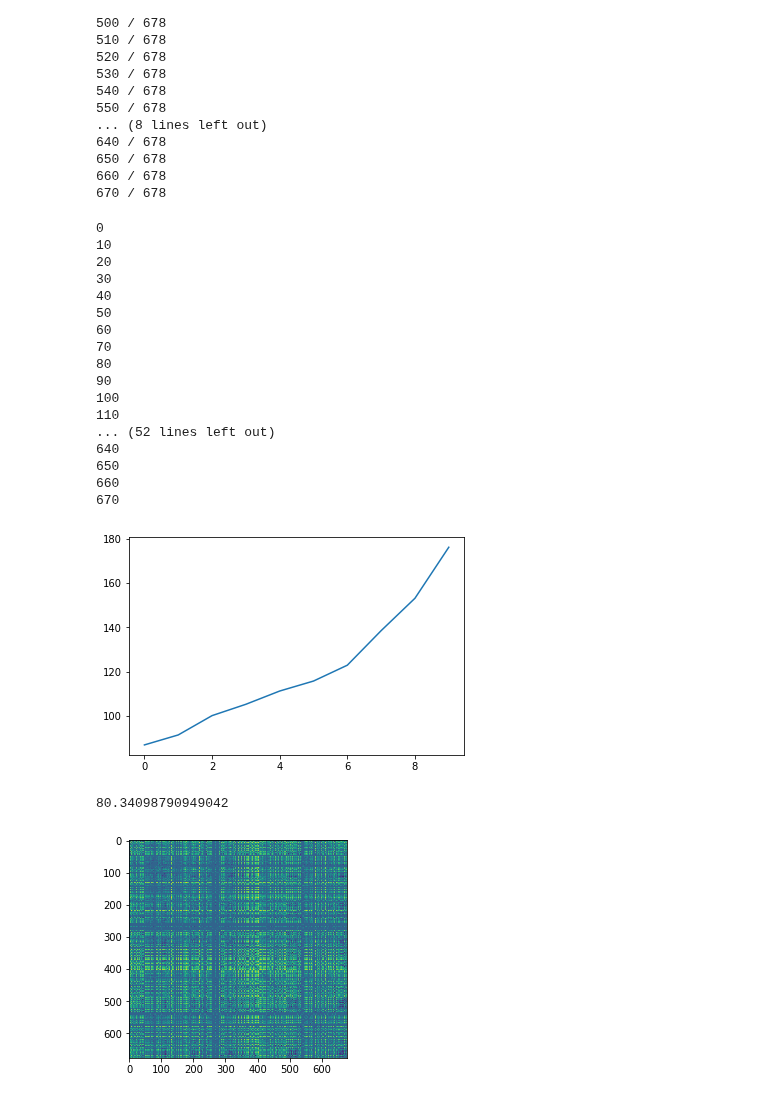
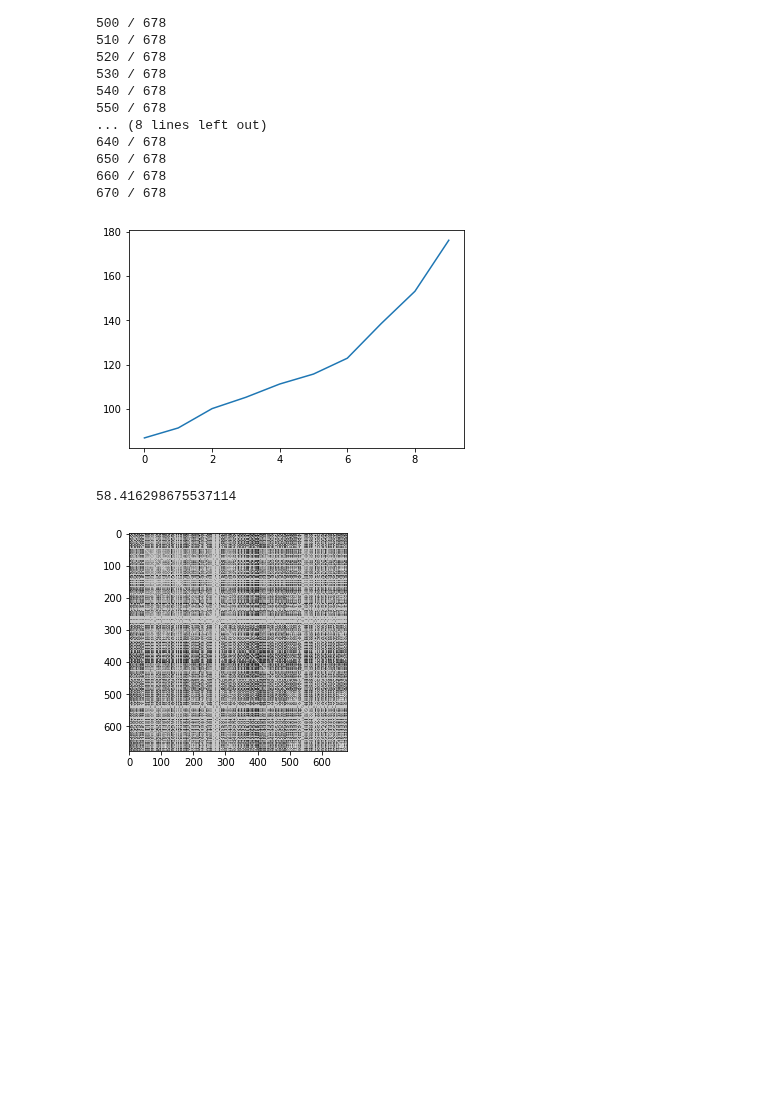
Before and after one commit to dkohlsdorf/wdp-ds, a Jupyter notebook: scripts/AgglomerativeClusteringDTW.ipynb, the cells around one changed output. Cells and saved outputs as stored; diff of their text form; code cells hidden in the pictures; blank space fills up the shorter version.

```diff
--- a/scripts/AgglomerativeClusteringDTW.ipynb
+++ b/scripts/AgglomerativeClusteringDTW.ipynb
@@ -68,6 +71,7 @@ class StreamSpectrogram:
         self.starts = starts
         self.stops = stops
         self.data  = sound.data
+        self.fs    = sound.rate
         if len(self.data.shape) > 1:
             self.data = self.data[:, 0]
         self.win = win
@@ -213,53 +217,34 @@ pickle.dump(distances, open( "distances.p", "wb" ) )
 # %%
 import pickle
 import matplotlib.pyplot as plt
 
 latent = pickle.load( open( "data.p", "rb" ) )
 distances = pickle.load( open( "distances.p", "rb" ) )
 
 for i in range(len(distances)):
-    if i % 10 == 0:
-        print(i)
     for j in range(len(distances)):
         if not np.isinf(distances[i][j]):
             distances[i][j] /= len(latent[i][0]) + len(latent[j][0])
 
 f = [f for f in distances.flatten() if not np.isinf(f)]
 plt.plot(sorted(f[0:10]))
 plt.show()
-th = np.percentile(f, 10)
+th = np.percentile(f, 1)
 print(th)
 
 for i in range(len(distances)):
     for j in range(len(distances)):
         if np.isinf(distances[i][j]):
             distances[i][j] = distances[j][i]
         if np.isinf(distances[i][j]):
             distances[i][j] = th + 1
 
-plt.imshow(distances)
+plt.imshow(np.mean(distances) - distances, cmap='gray')
 plt.show()
 # %% [output]
+[figure]
-0
-10
-20
-30
-40
-50
-60
-70
-80
-90
-100
-110
-... (52 lines left out)
-640
-650
-660
-670
+58.416298675537114
-[figure]
-80.34098790949042
-[figure, old version]
+[figure, new version]
 # %%
 pickle.dump(distances, open( "distances_normal.p", "wb" ) )
 # %%
```
Also changed, not shown: parts of 6 cells of this notebook, 3 other files.
